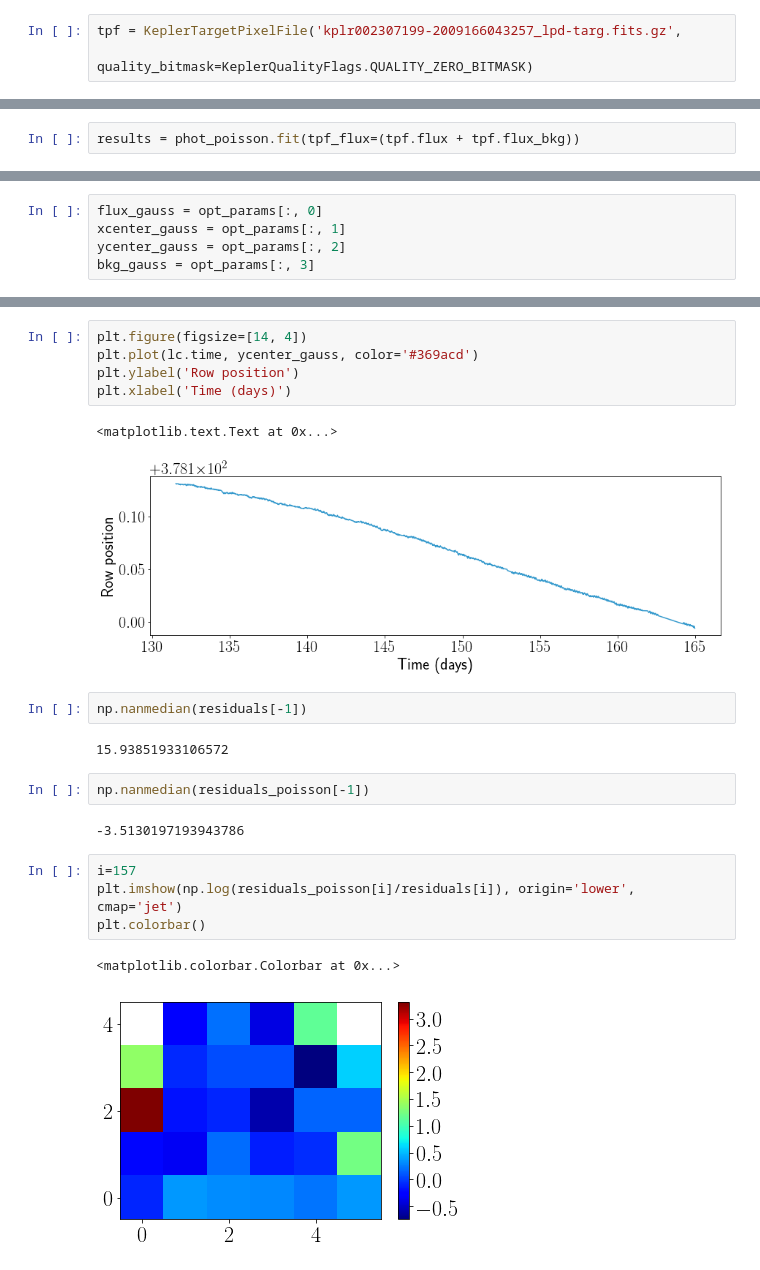
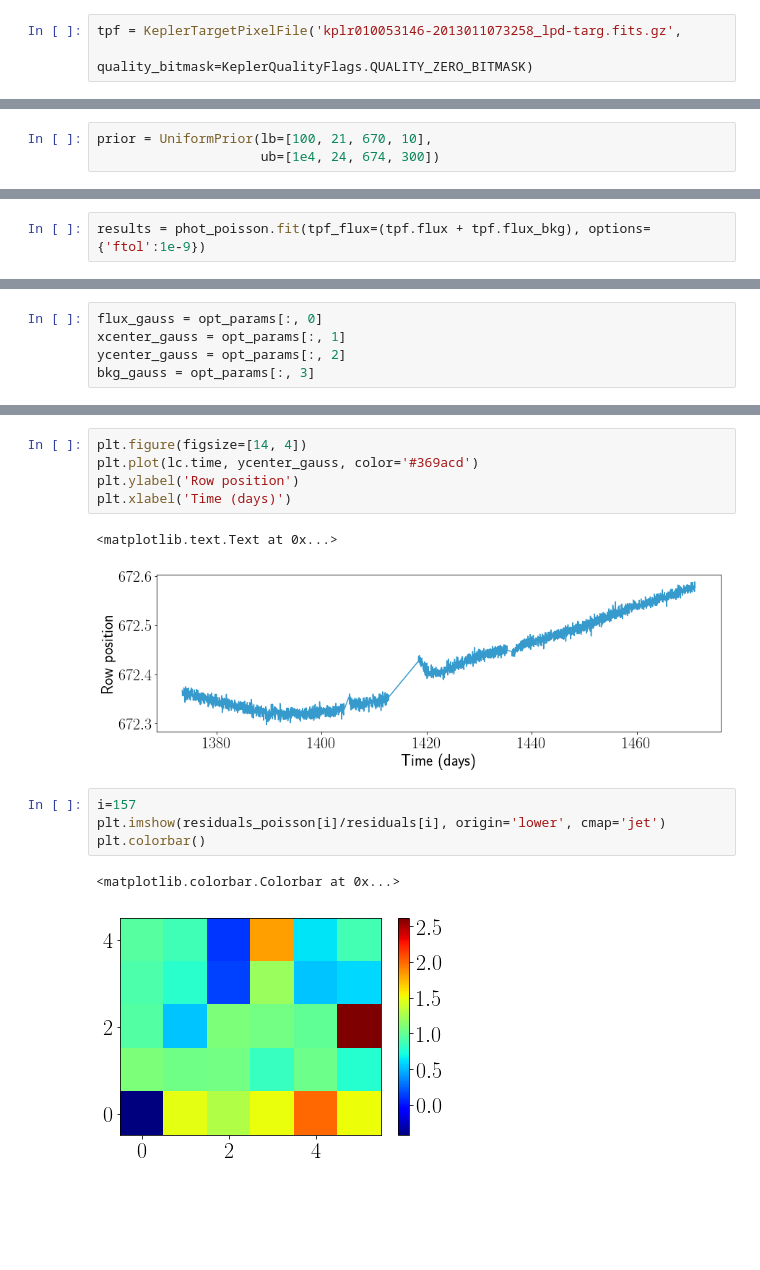
Before and after one commit to mirca/geerts-conjecture, a Jupyter notebook: notebook/geerts_conjecture.ipynb, the cells around one changed output, grey strips where cells are left out. Saved outputs shown, nothing was run; the diff lists cells and outputs as text; blank space fills up the shorter version.

Commit message:
using a fainter target

```diff
--- a/notebook/geerts_conjecture.ipynb
+++ b/notebook/geerts_conjecture.ipynb
@@ -23,6 +23,6 @@ from pyke.targetpixelfile import KeplerTargetPixelFile
 # %%
 from pyke.utils import KeplerQualityFlags
 # %%
-tpf = KeplerTargetPixelFile('kplr002307199-2009166043257_lpd-targ.fits.gz',
+tpf = KeplerTargetPixelFile('kplr010053146-2013011073258_lpd-targ.fits.gz',
                             quality_bitmask=KeplerQualityFlags.QUALITY_ZERO_BITMASK)
 # %%
@@ -61,3 +48,6 @@ prior = UniformPrior(lb=[4e3, 884, 376, 10],
+# %%
+prior = UniformPrior(lb=[100, 21, 670, 10],
+                     ub=[1e4, 24, 674, 300])
 # %%
 from pyke.prf import SceneModel
 # %%
@@ -65,7 +59,7 @@ scene = SceneModel(prfs=[prf])
 # %%
 phot_poisson = PRFPhotometry(scene_model=scene, prior=prior)
 # %%
-results = phot_poisson.fit(tpf_flux=(tpf.flux + tpf.flux_bkg))
+results = phot_poisson.fit(tpf_flux=(tpf.flux + tpf.flux_bkg), options={'ftol':1e-9})
 # %%
 flux = results[:, 0]
 xcenter = results[:, 1]
@@ -161,22 +165,14 @@ plt.ylabel('Row position')
 plt.xlabel('Time (days)')
 # %% [output]
 <matplotlib.text.Text at 0x...>
-[figure, old version]
+[figure, new version]
-# %%
-np.nanmedian(residuals[-1])
-# %% [output]
-15.93851933106572
-# %%
-np.nanmedian(residuals_poisson[-1])
-# %% [output]
--3.5130197193943786
 # %%
 i=157
-plt.imshow(np.log(residuals_poisson[i]/residuals[i]), origin='lower', cmap='jet')
+plt.imshow(residuals_poisson[i]/residuals[i], origin='lower', cmap='jet')
 plt.colorbar()
 # %% [output]
 <matplotlib.colorbar.Colorbar at 0x...>
-[figure, old version]
+[figure, new version]
 # %%
 fig, ax1 = plt.subplots(figsize=[14, 4])
 ax1.plot(tpf.time, np.nanmean(residuals, axis=(1, 2)), color='#369acd', label='Gaussian Likelihood')
```
Also changed, not shown: parts of 22 cells of this notebook, 1 other file.
